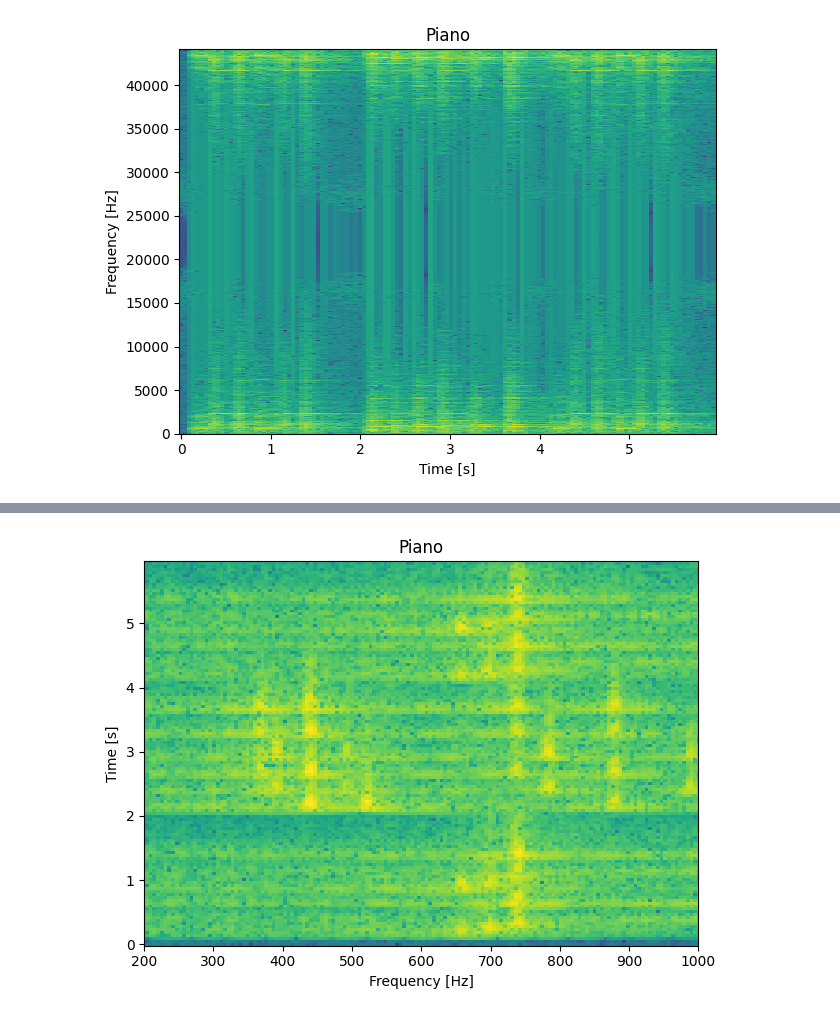
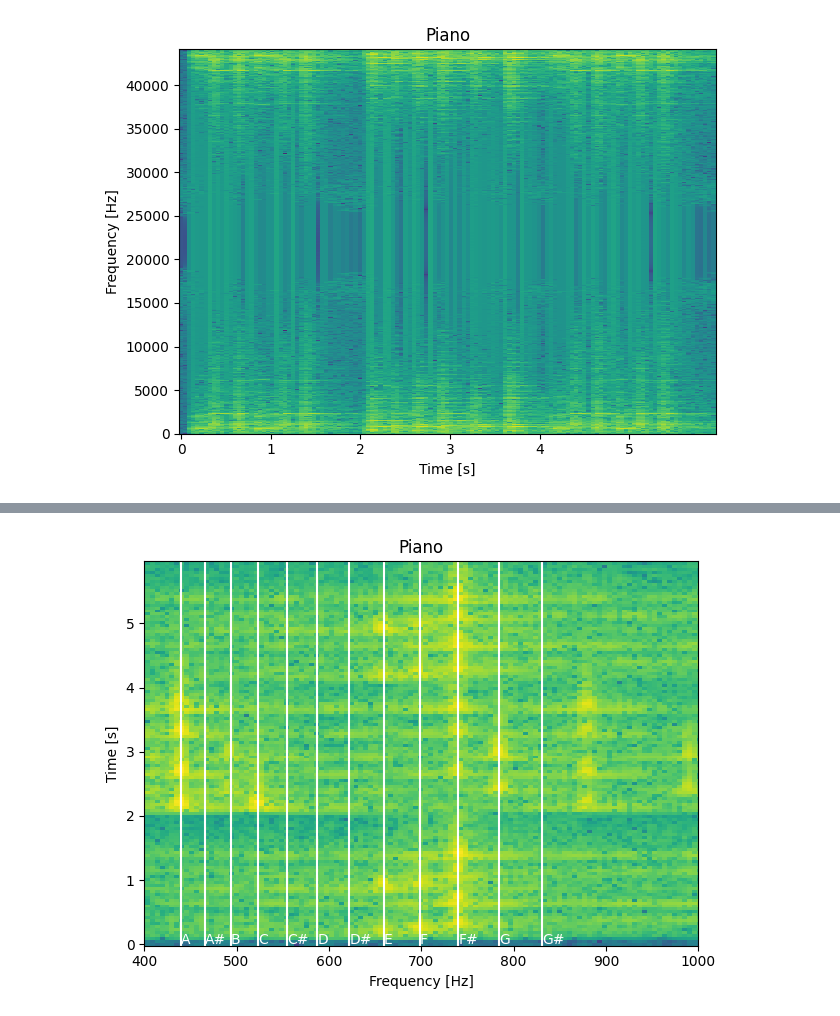
Before and after one commit to Eric-Vidal-hub/Signal-Processing, a Jupyter notebook: 2_other_samples.ipynb, the cells around one changed output, grey strips where cells are left out. Drawn from its saved outputs; the diff is of its cells as text; code cells hidden in the pictures.

```diff
--- a/2_other_samples.ipynb
+++ b/2_other_samples.ipynb
@@ -254,13 +262,12 @@ plt.show()
 # %%
 # Zoom for plot spectrogram using dB scale and pcolor
-plt.figure(5)
-fig, axs = plt.subplots()     # Create subplots, do not share axes
-for i in range(len(instruments)):
-    axs.pcolorfast(timesp[i], freqsp[i], 20 * np.log10(np.abs(spec[i])), cmap='viridis', vmin=-40, vmax=5)
-    axs.set_title(instruments[i])
-    axs.set_ylabel('Frequency [Hz]')
-    axs.set_xlabel('Time [s]')
-    axs.set_ylim(0, 1000)
+plt.figure(7)
+fig, ax = plt.subplots()     # Create subplots
+ax.pcolorfast(freqsp[i], timesp[i], 20 * np.log10(np.abs(spec[i])), cmap='viridis', vmin=-40, vmax=5)
+ax.set_title(instruments[i])
+ax.set_xlabel('Frequency [Hz]')
+ax.set_xlim(0, 4000)
+ax.set_ylabel('Time [s]')
 plt.tight_layout()
-plt.show()
+plt.show
 # %% [output]
@@ -269,14 +288,21 @@ plt.show()
 # %%
-# Zoom for plot spectrogram using dB scale and pcolor
-plt.figure(4)
-for i in range(len(instruments)):
-    # plt.subplot(2, 2, i + 1)
-    plt.pcolor(freqsp[i], timesp[i], 20 * np.log10(np.abs(spec[i].T)), cmap='viridis')
-    plt.title(instruments[i])
-    plt.xlabel('Frequency [Hz]')
-    plt.ylabel('Time [s]')
-    plt.xlim(200, 1000)
+# Define ratio
+r = 2 ** (1/12.)
+# Define note names
+notes = ['A', 'A#', 'B', 'C', 'C#', 'D', 'D#', 'E','F', 'F#', 'G', 'G#']
+# Plot one octave
+plt.figure(8)
+plt.pcolor(freqsp[i], timesp[i], 20 * np.log10(np.abs(spec[i].T)), cmap='viridis')
+plt.title(instruments[i])
+plt.xlabel('Frequency [Hz]')
+plt.ylabel('Time [s]')
+plt.xlim(400, 1000)
+for i in range(12):
+    # Vertical line for octave at 440 Hz
+    plt.axvline(x=440 * r ** i, color='white', linestyle='-')
+    # label seminotes
+    plt.text(440 * r ** i, 0, notes[i], color='white')
 plt.tight_layout()
 plt.show()
 # %% [output]
-[figure, old version]
+[figure, new version]
```
Also changed, not shown: parts of 7 cells of this notebook.
